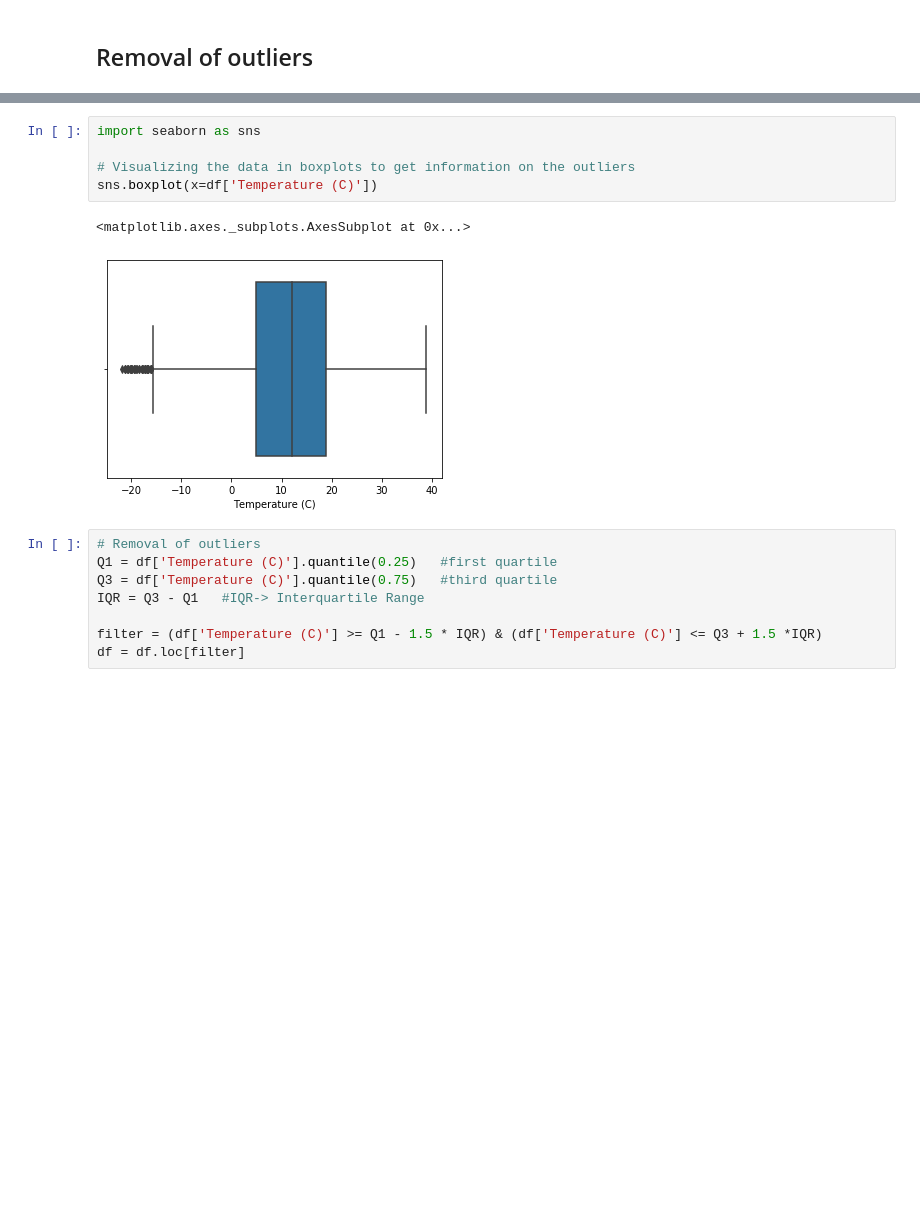
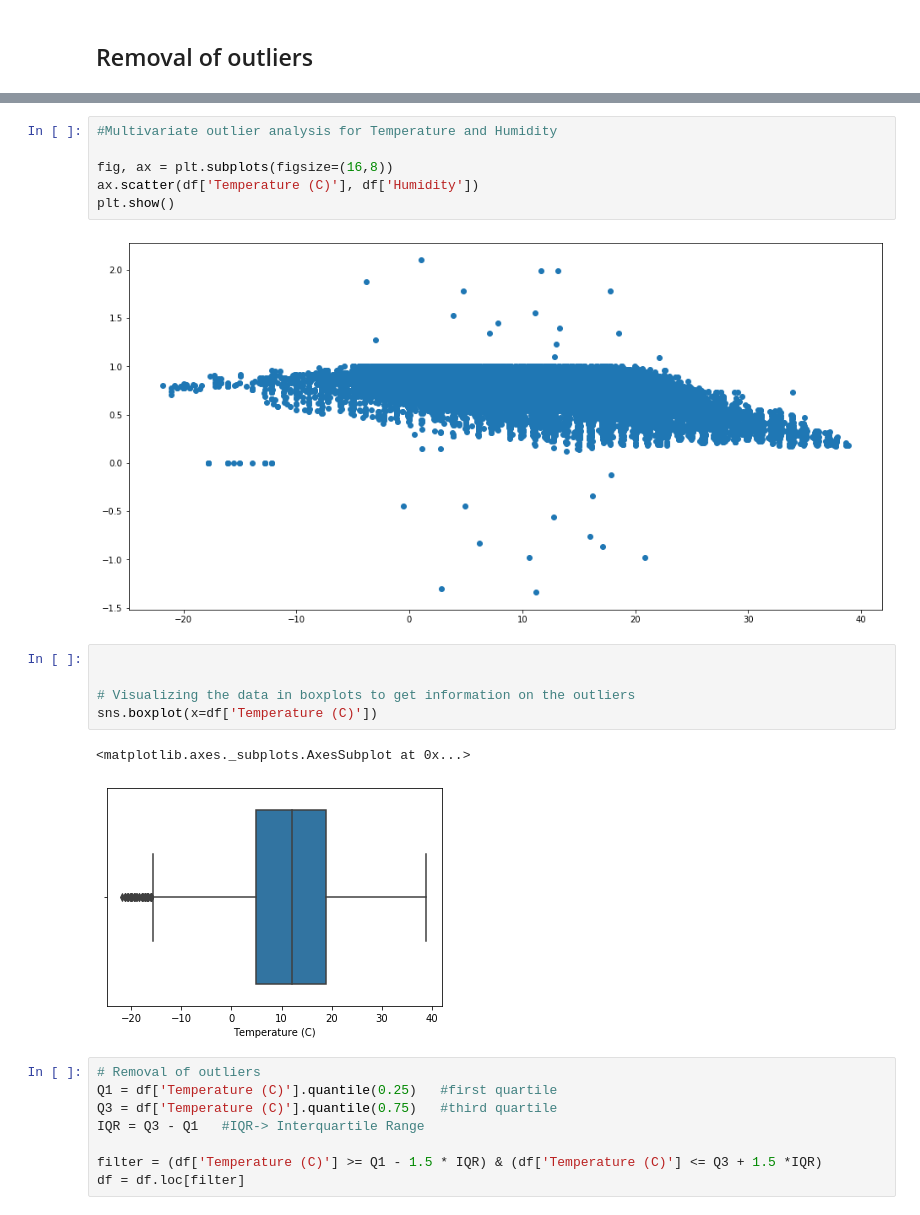
Before and after one commit to Sanjiv01/SDS-project, a Jupyter notebook: Weather linear reg.ipynb, the cells around one changed output, grey strips where cells are left out. Drawn from its saved outputs; the diff is of its cells as text; blank space fills up the shorter version.

```diff
--- a/Weather linear reg.ipynb
+++ b/Weather linear reg.ipynb
@@ -101,5 +119,13 @@ df.drop_duplicates(subset ="Formatted Date", keep = False, inplace = True)
+# %%
+#Multivariate outlier analysis for Temperature and Humidity
+
+fig, ax = plt.subplots(figsize=(16,8))
+ax.scatter(df['Temperature (C)'], df['Humidity'])
+plt.show()
+# %% [output]
+[figure, added]
 # %%
-import seaborn as sns
+
 
 # Visualizing the data in boxplots to get information on the outliers
 sns.boxplot(x=df['Temperature (C)'])
```
Also changed, not shown: parts of 15 cells of this notebook.
